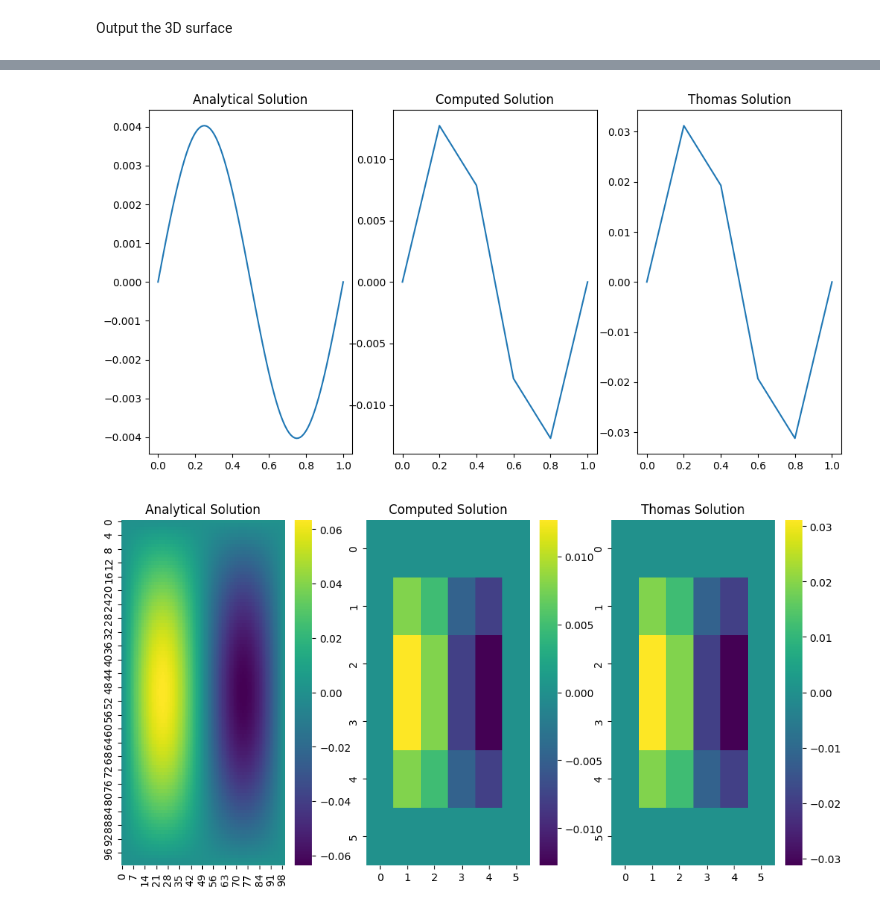
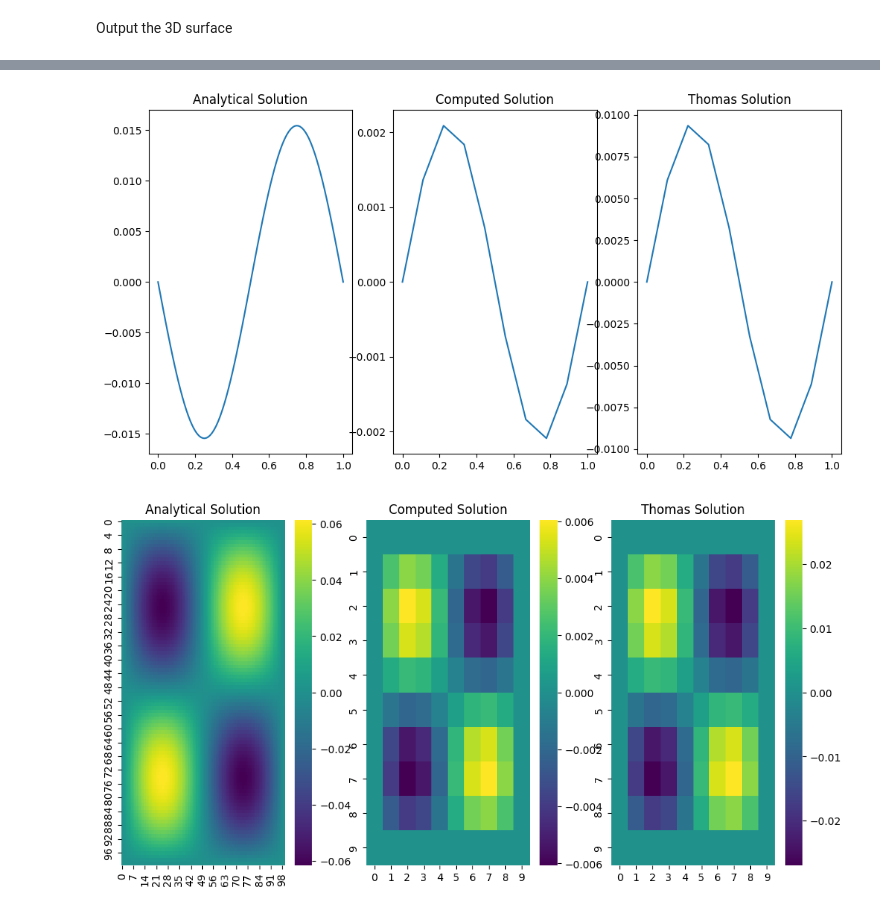
Before and after one commit to richard7990/quantum_linear_solvers, a Jupyter notebook: Helmholtz_2D_implementation.ipynb, the cells around one changed output, grey strips where cells are left out. Saved outputs shown, nothing was run; the diff lists cells and outputs as text; code cells hidden in the pictures.

```diff
--- a/Helmholtz_2D_implementation.ipynb
+++ b/Helmholtz_2D_implementation.ipynb
@@ -166,7 +166,7 @@ Define the Simulation parameters
 # Domain specifications
 Lx = 1.0       # Length of the x-dimension
 Ly = 1.0       # Length of the y-dimension
-NUM_QUBITS = 2 # Number of qubits used to represent the solution
+NUM_QUBITS = 3 # Number of qubits used to represent the solution
 N = 2**NUM_QUBITS  # Number of interior grid points in each dimension
 N_total = N + 2    # Total grid points including boundaries
 
@@ -182,14 +182,8 @@ interior_x = x_vals[1:-1]
 interior_y = y_vals[1:-1]
 interior_X, interior_Y = np.meshgrid(interior_x, interior_y, indexing='ij')
 
-# For debugging: show grid spacing and grid arrays
-print("dx:", dx, "dy:", dy)
-print("x_vals:", x_vals)
-print("interior_x:", interior_x)
-
 # PDE specifications
-k = 2.0  # Wave Number
+k = 6.0  # Wave Number
 
 # Evaluate forcing function only on the interior grid points
-f_interior = np.sin(np.pi * interior_X) * np.sin(2 * np.pi * interior_Y)
-print('f_interior:\n', f_interior)
+f_interior = np.sin(np.pi * 2 * interior_X) * np.sin(2 * np.pi * interior_Y)
@@ -296,7 +263,7 @@ Output the 3D surface
 # compute the analytical solution
 # make a high resolution grid
 X_high_res, Y_high_res = np.meshgrid(np.linspace(0, Lx, 100), np.linspace(0, Ly, 100), indexing='ij')
-u_analytical = np.sin(np.pi * X_high_res) * np.sin(2 * np.pi * Y_high_res) / (2 * np.pi**2 - k**2)
+u_analytical = np.sin(np.pi * 2 * X_high_res) * np.sin(2 * np.pi * Y_high_res) / (2 * np.pi**2 - k**2)
 
 x_vals = np.linspace(0, Lx, N+2)
 y_vals = np.linspace(0, Ly, N+2)
@@ -344,2 +311,2 @@ plt.show()
-[figure, old version]
+[figure, new version]
-[figure, old version]
+[figure, new version]
```
Also changed, not shown: parts of 4 cells of this notebook, 22 other files.
